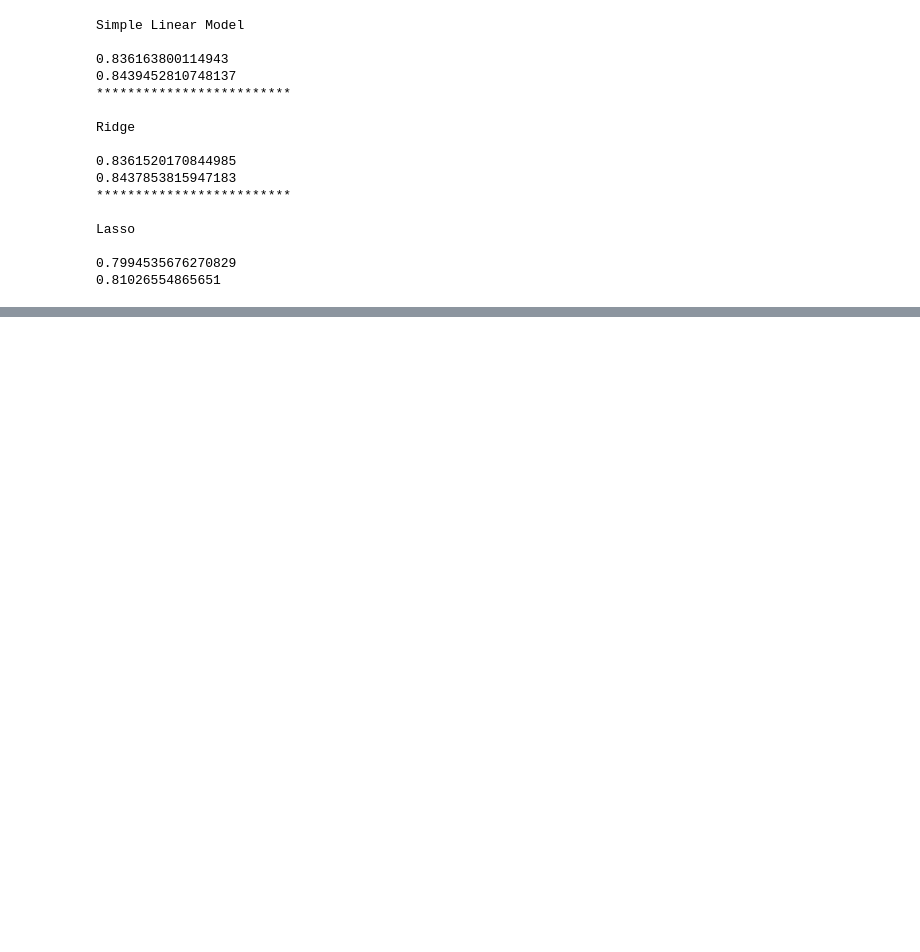
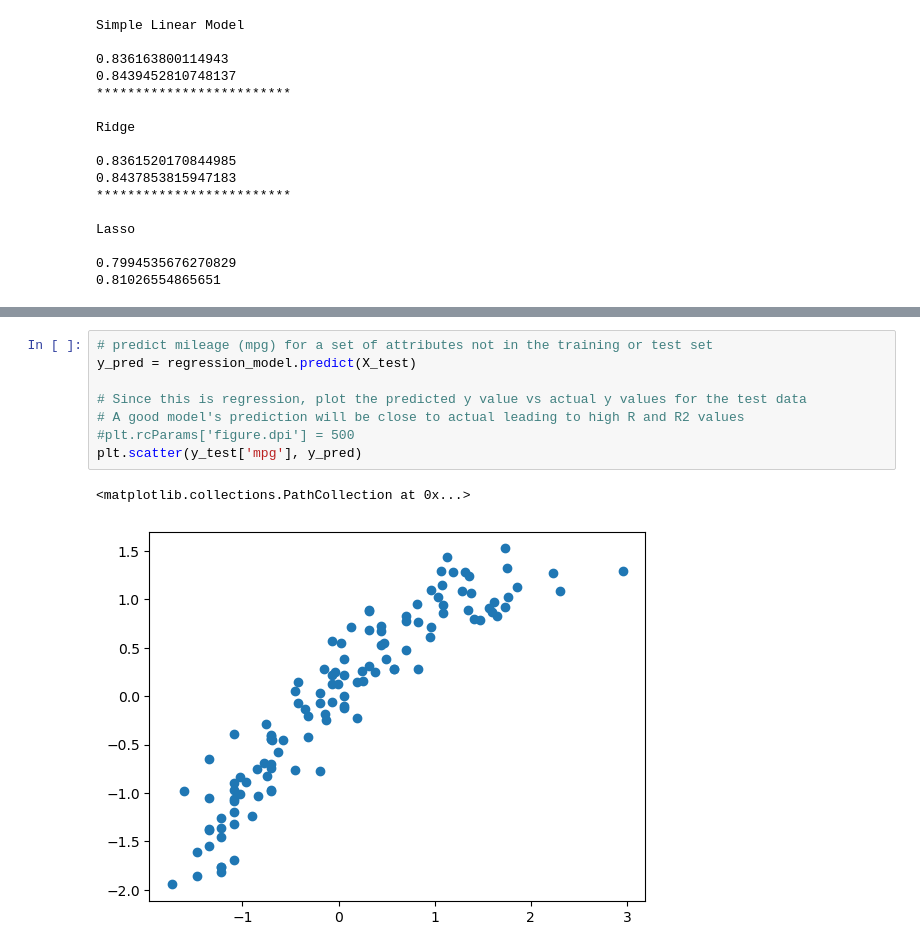
Before and after one commit to jayacpc9/FSDS_Classes, a Jupyter notebook: Python_Workspace/ML/RegularizationTechniques/Car_mpg_Regularization_Lasso_Ridge.ipynb, the cells around one changed output, grey strips where cells are left out. Cells and saved outputs as stored; diff of their text form; blank space fills up the shorter version.

```diff
--- a/Python_Workspace/ML/RegularizationTechniques/Car_mpg_Regularization_Lasso_Ridge.ipynb
+++ b/Python_Workspace/ML/RegularizationTechniques/Car_mpg_Regularization_Lasso_Ridge.ipynb
@@ -268,0 +282,11 @@ Lasso
+# %%
+# predict mileage (mpg) for a set of attributes not in the training or test set
+y_pred = regression_model.predict(X_test)
+
+# Since this is regression, plot the predicted y value vs actual y values for the test data
+# A good model's prediction will be close to actual leading to high R and R2 values
+#plt.rcParams['figure.dpi'] = 500
+plt.scatter(y_test['mpg'], y_pred)
+# %% [output]
+<matplotlib.collections.PathCollection at 0x...>
+[figure, added]
```
Also changed, not shown: parts of 4 cells of this notebook.
